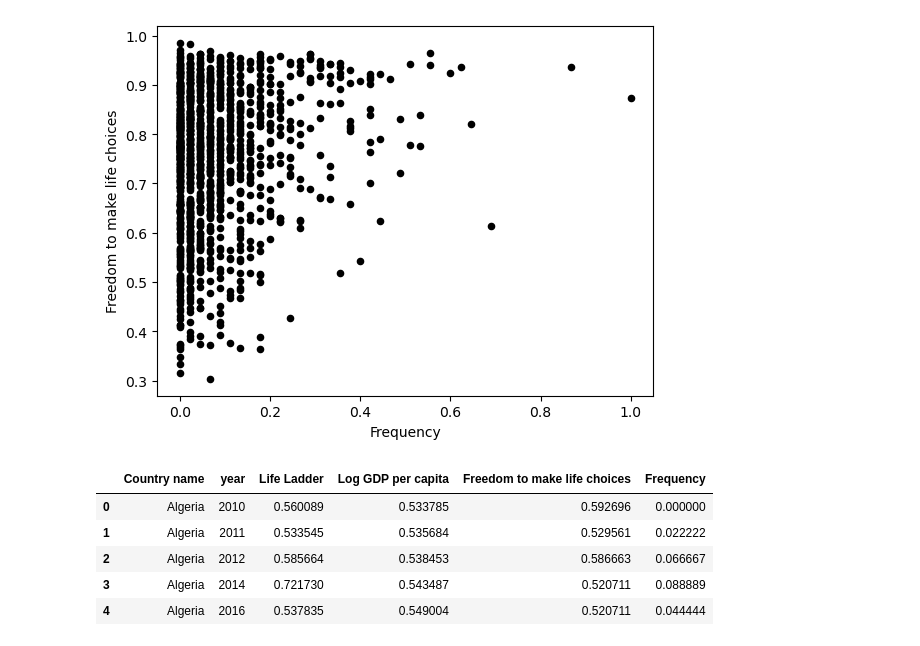
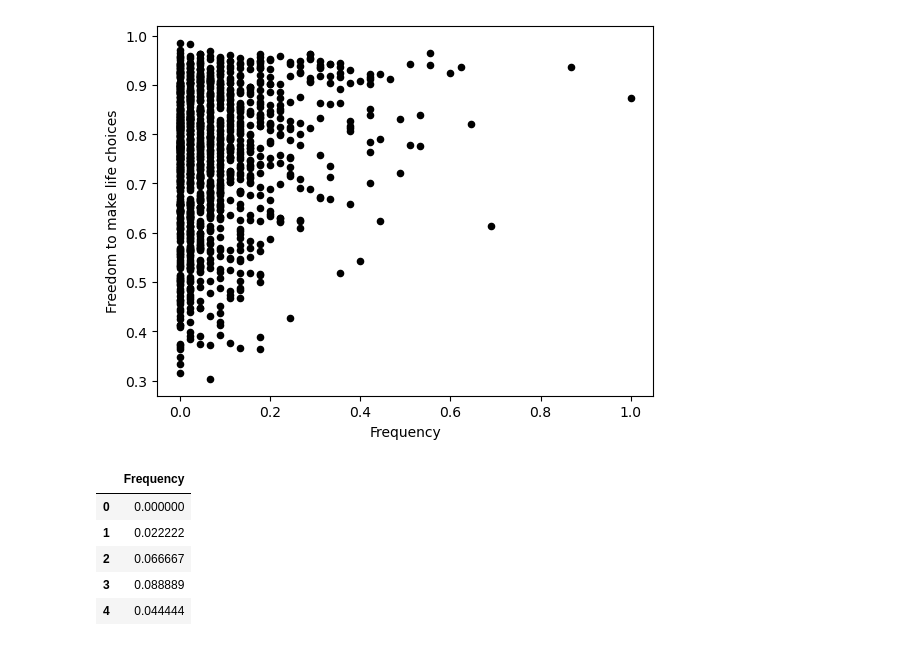
Before and after one commit to KonstantinidouCh/UN-Female-Education, a Jupyter notebook: notebooks/Exploratory Question.ipynb, the cells around one changed output. Saved outputs shown, nothing was run; the diff lists cells and outputs as text; code cells hidden in the pictures.

```diff
--- a/notebooks/Exploratory Question.ipynb
+++ b/notebooks/Exploratory Question.ipynb
@@ -555,20 +509,19 @@ train_data.plot.scatter(x="Frequency", y="Freedom to make life choices",c='black
 [figure]
 # %%
 # split our data
-X = train_data
-
+X = train_data.drop(columns=['Life Ladder', 'Country name', 'year', 'Log GDP per capita', 'Freedom to make life choices'])
 
 Y = train_data['Life Ladder'].values
 
 X_train, X_test, y_train, y_test = train_test_split(X, Y, test_size = 0.30)
-train_data.head()
+X.head()
 # %% [output]
-|  | Country name | year | Life Ladder | Log GDP per capita | Freedom to make life choices | Frequency |
-| 0 | Algeria | 2010 | 0.560089 | 0.533785 | 0.592696 | 0.000000 |
-| 1 | Algeria | 2011 | 0.533545 | 0.535684 | 0.529561 | 0.022222 |
-| 2 | Algeria | 2012 | 0.585664 | 0.538453 | 0.586663 | 0.066667 |
-| 3 | Algeria | 2014 | 0.721730 | 0.543487 | 0.520711 | 0.088889 |
-| 4 | Algeria | 2016 | 0.537835 | 0.549004 | 0.520711 | 0.044444 |
+|  | Frequency |
+| 0 | 0.000000 |
+| 1 | 0.022222 |
+| 2 | 0.066667 |
+| 3 | 0.088889 |
+| 4 | 0.044444 |
 # %%
 # **MACHINE LEARNING MODEL**
 from sklearn.linear_model import LinearRegression
```
Also changed, not shown: parts of 7 cells of this notebook.
